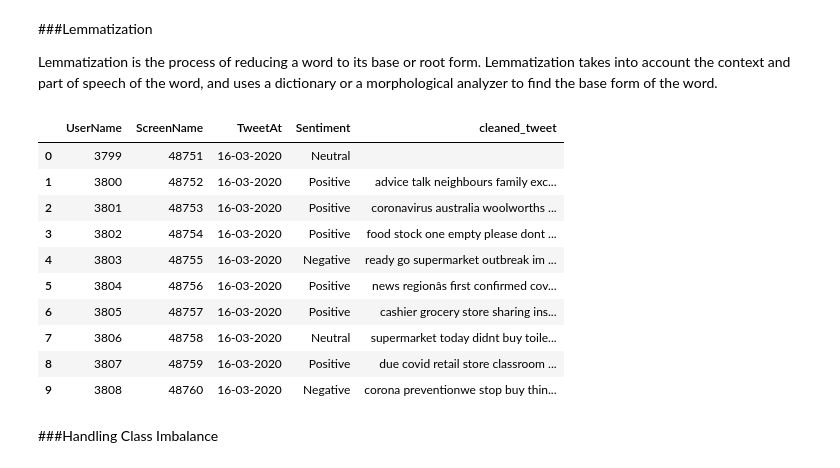
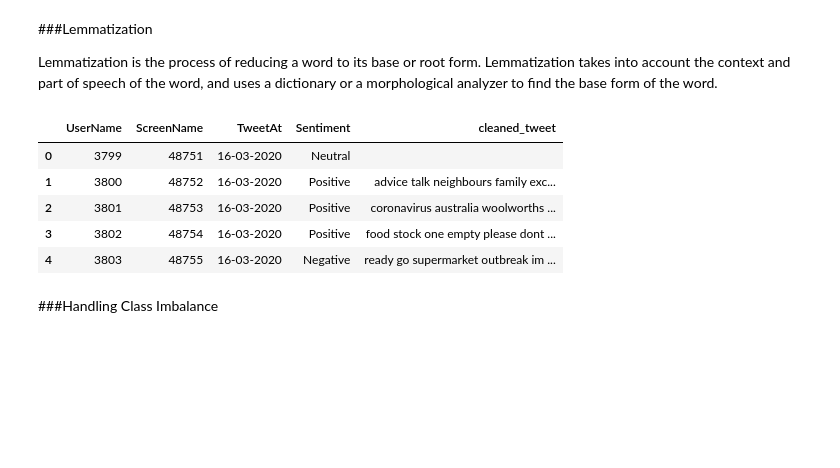
Before and after one commit to yashpatil454/Coronavirus-Tweet-Sentiment-Analysis, a Jupyter notebook: Coronavirus_Tweet_Sentiment_Analysis.ipynb, the cells around one changed output. Cells and saved outputs as stored; diff of their text form; code cells hidden in the pictures; blank space fills up the shorter version.

```diff
--- a/Coronavirus_Tweet_Sentiment_Analysis.ipynb
+++ b/Coronavirus_Tweet_Sentiment_Analysis.ipynb
@@ -296,3 +292,6 @@ Observation: Here we can see countries and states all in the location feature so
 df.drop(columns ='Location', inplace = True)
 # %% [markdown]
 Observation: There were almost approx. 9000 observations that consisted of Null values in the location feature so dropping the feature as it is not serving any major role in sentiment anlysis. But visualizing it gave us an intimation from which locations the tweets were originated.
+# %%
+STOPWORDS = stopwords.words('english')
+stopwords = set(STOPWORDS)
@@ -332,7 +433,7 @@ print(sentences)
 # function to remove stop words
 def remove_stopwords(text):
     # removing the stop words and lowercasing the selected words
-    text = [word.lower() for word in text.split() if word.lower() not in sentences]
+    text = [word.lower() for word in text.split() if word.lower() not in stopwords]
     # joining the list of words with space separator
     return " ".join(text)
 # %%
@@ -359,19 +460,14 @@ df['cleaned_tweet'] = lemmatize_verbs(df['cleaned_tweet'])
 df.drop(columns=['OriginalTweet'], inplace = True)
 # %%
 #Checking for the expected changes
-df.head(10)
+df.head()
 # %% [output]
 |  | UserName | ScreenName | TweetAt | Sentiment | cleaned_tweet |
 | 0 | 3799 | 48751 | 16-03-2020 | Neutral |  |
 | 1 | 3800 | 48752 | 16-03-2020 | Positive | advice talk neighbours family exc... |
 | 2 | 3801 | 48753 | 16-03-2020 | Positive | coronavirus australia woolworths ... |
 | 3 | 3802 | 48754 | 16-03-2020 | Positive | food stock one empty please dont ... |
 | 4 | 3803 | 48755 | 16-03-2020 | Negative | ready go supermarket outbreak im ... |
-| 5 | 3804 | 48756 | 16-03-2020 | Positive | news regionâs first confirmed cov... |
-| 6 | 3805 | 48757 | 16-03-2020 | Positive | cashier grocery store sharing ins... |
-| 7 | 3806 | 48758 | 16-03-2020 | Neutral | supermarket today didnt buy toile... |
-| 8 | 3807 | 48759 | 16-03-2020 | Positive | due covid retail store classroom ... |
-| 9 | 3808 | 48760 | 16-03-2020 | Negative | corona preventionwe stop buy thin... |
 # %% [markdown]
 ###Handling Class Imbalance
 # %%
```
Also changed, not shown: parts of 29 cells of this notebook.
